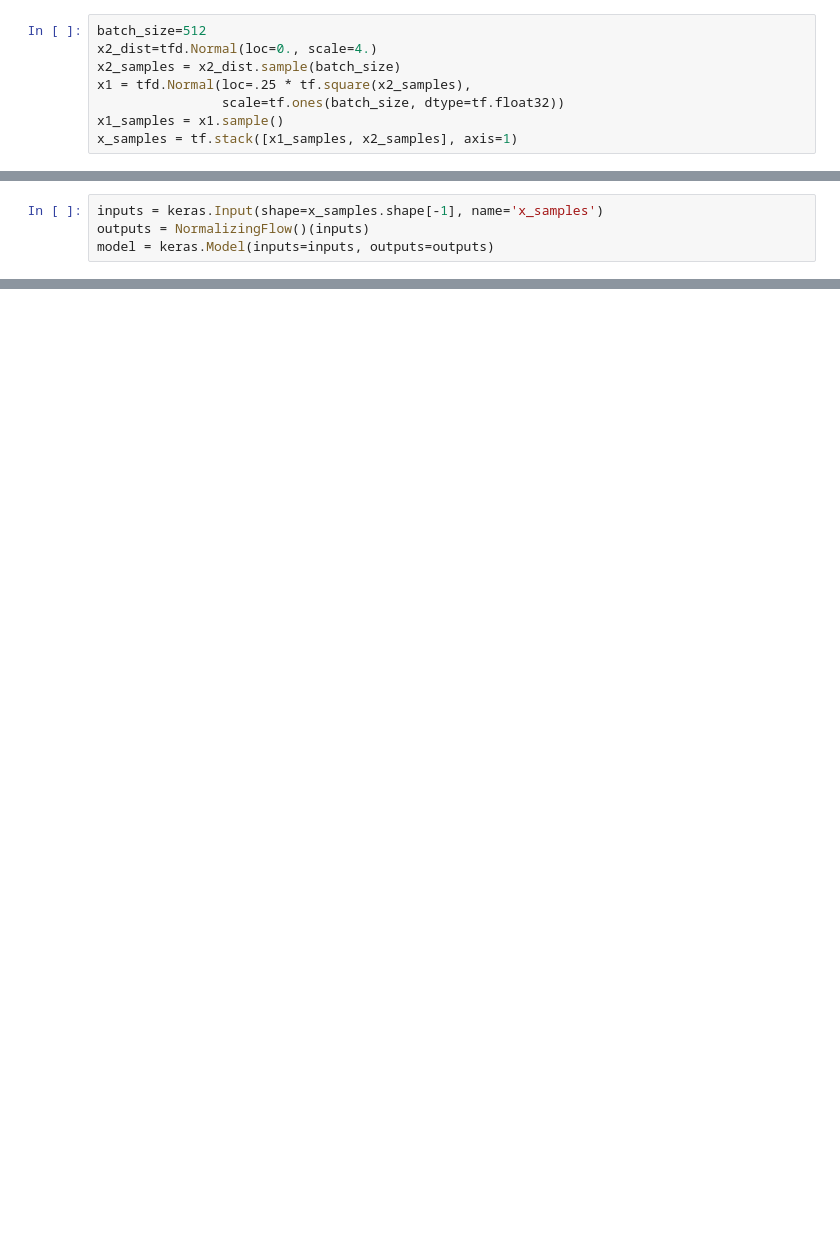
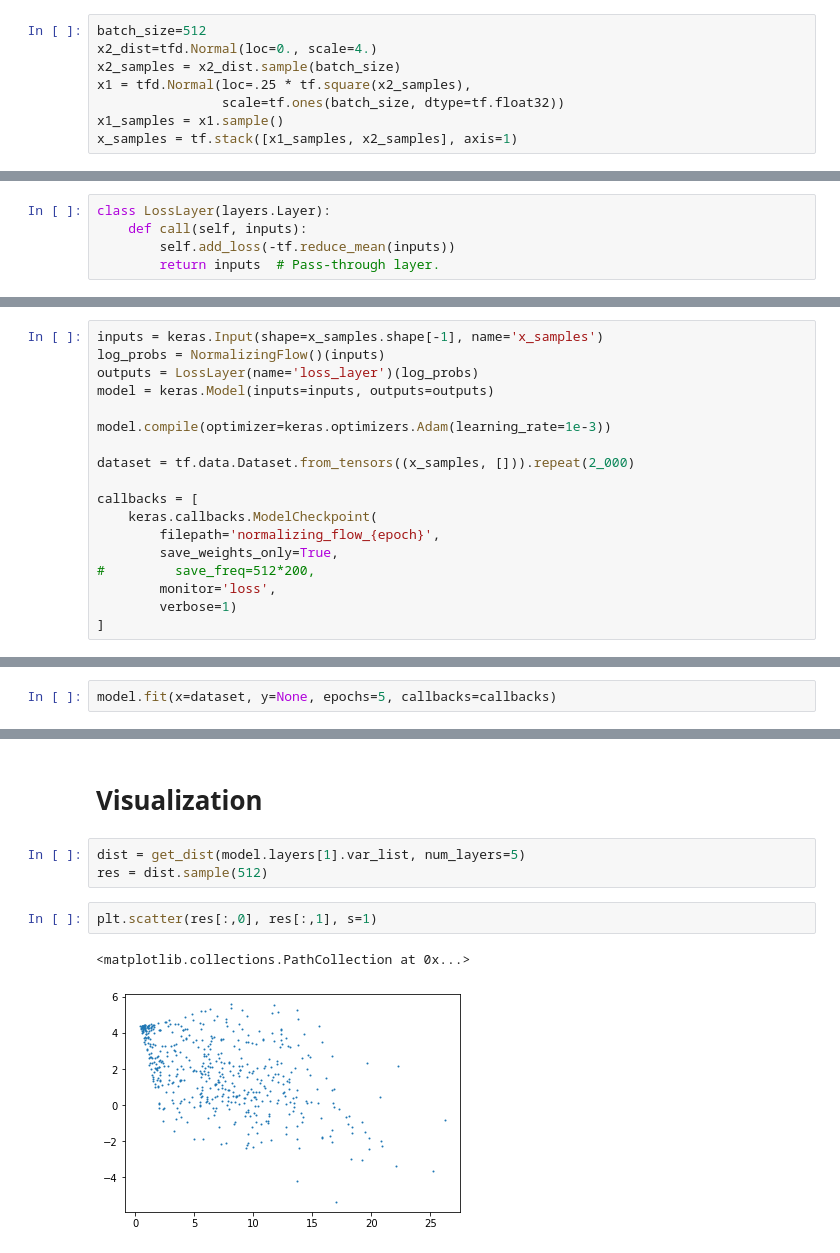
Before and after one commit to AustenLamacraft/learning-wavelets, a Jupyter notebook: notebooks/flow_tutorial_tf2_keras.ipynb, the cells around one changed output, grey strips where cells are left out. Saved outputs shown, nothing was run; the diff lists cells and outputs as text; blank space fills up the shorter version.

Commit message:
Add notebooks that showcase normalizing flows in TF 2.0.

```diff
--- a/notebooks/flow_tutorial_tf2_keras.ipynb
+++ b/notebooks/flow_tutorial_tf2_keras.ipynb
@@ -94,0 +95,5 @@ normalizing_flow_layer = NormalizingFlow()
+# %%
+class LossLayer(layers.Layer):
+    def call(self, inputs):
+        self.add_loss(-tf.reduce_mean(inputs))
+        return inputs  # Pass-through layer.
@@ -95,4 +102,18 @@ normalizing_flow_layer = NormalizingFlow()
 # %%
 inputs = keras.Input(shape=x_samples.shape[-1], name='x_samples')
-outputs = NormalizingFlow()(inputs)
+log_probs = NormalizingFlow()(inputs)
+outputs = LossLayer(name='loss_layer')(log_probs)
 model = keras.Model(inputs=inputs, outputs=outputs)
+
+model.compile(optimizer=keras.optimizers.Adam(learning_rate=1e-3))
+
+dataset = tf.data.Dataset.from_tensors((x_samples, [])).repeat(2_000)
+
+callbacks = [
+    keras.callbacks.ModelCheckpoint(
+        filepath='normalizing_flow_{epoch}',
+        save_weights_only=True,
+#         save_freq=512*200,
+        monitor='loss',
+        verbose=1)
+]
@@ -167,0 +125,2 @@ for example in toy_dataset():
+# %%
+model.fit(x=dataset, y=None, epochs=5, callbacks=callbacks)
@@ -167,0 +145,10 @@ for example in toy_dataset():
+# %% [markdown]
+# Visualization
+# %%
+dist = get_dist(model.layers[1].var_list, num_layers=5)
+res = dist.sample(512)
+# %%
+plt.scatter(res[:,0], res[:,1], s=1)
+# %% [output]
+<matplotlib.collections.PathCollection at 0x...>
+[figure, added]
```
Also changed, not shown: parts of 22 cells of this notebook, 1 other file.
